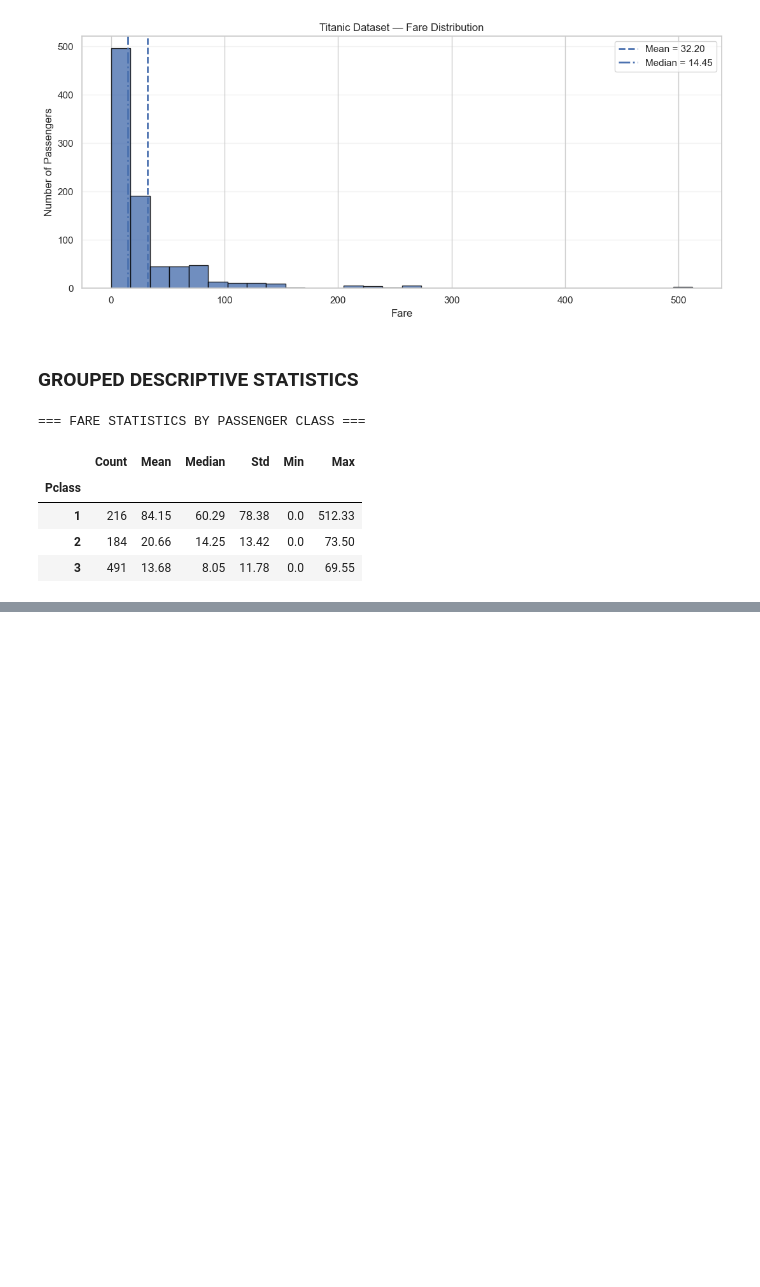
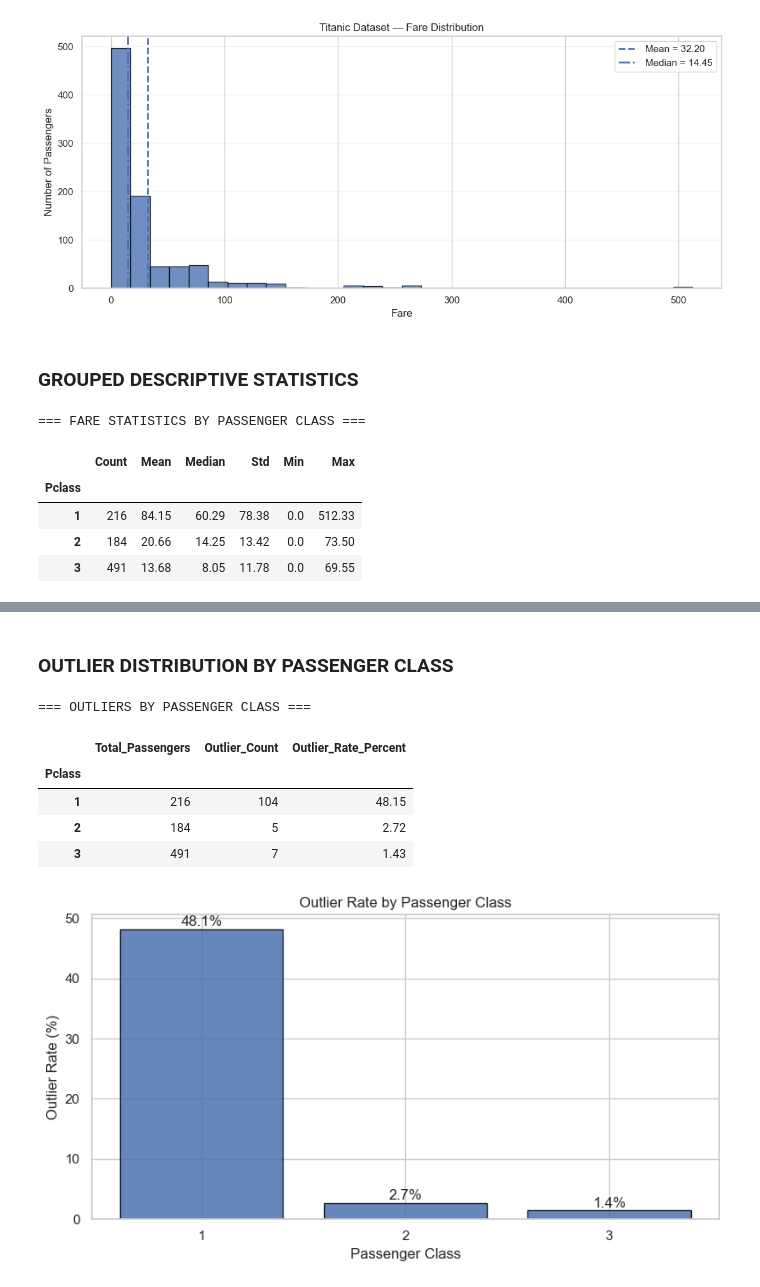
Before and after one commit to bibo0610/language-identification-translator, a Jupyter notebook: notebooks/Titanic_Chapter2_Feature_Engineering.ipynb, the cells around one changed output, grey strips where cells are left out. Saved outputs shown, nothing was run; the diff lists cells and outputs as text; code cells hidden in the pictures; blank space fills up the shorter version.

```diff
--- a/notebooks/Titanic_Chapter2_Feature_Engineering.ipynb
+++ b/notebooks/Titanic_Chapter2_Feature_Engineering.ipynb
@@ -560,0 +692,53 @@ display(fare_by_class)
+# %% [markdown]
+### OUTLIER DISTRIBUTION BY PASSENGER CLASS
+# %%
+outlier_by_class = (
+    outlier_df.groupby("Pclass")
+    .agg(
+        Total_Passengers=("PassengerId", "count"),
+        Outlier_Count=("Is_Outlier", "sum")
+    )
+)
+
+outlier_by_class["Outlier_Rate_Percent"] = (
+    outlier_by_class["Outlier_Count"]
+    / outlier_by_class["Total_Passengers"]
+    * 100
+)
+
+print("=== OUTLIERS BY PASSENGER CLASS ===")
+display(outlier_by_class.round(2))
+
+# Plot
+fig, ax = plt.subplots(figsize=(8, 4.5))
+
+bars = ax.bar(
+    outlier_by_class.index.astype(str),
+    outlier_by_class["Outlier_Rate_Percent"],
+    edgecolor="black",
+    alpha=0.85
+)
+
+ax.set_title("Outlier Rate by Passenger Class")
+ax.set_xlabel("Passenger Class")
+ax.set_ylabel("Outlier Rate (%)")
+
+for bar in bars:
+    height = bar.get_height()
+    ax.text(
+        bar.get_x() + bar.get_width() / 2,
+        height + 0.5,
+        f"{height:.1f}%",
+        ha="center"
+    )
+
+plt.tight_layout()
+plt.show()
+# %% [output]
+=== OUTLIERS BY PASSENGER CLASS ===
+|  | Total_Passengers | Outlier_Count | Outlier_Rate_Percent |
+| Pclass |  |  |  |
+| 1 | 216 | 104 | 48.15 |
+| 2 | 184 | 5 | 2.72 |
+| 3 | 491 | 7 | 1.43 |
+[figure, added]
```
Also changed, not shown: parts of 13 cells of this notebook.
